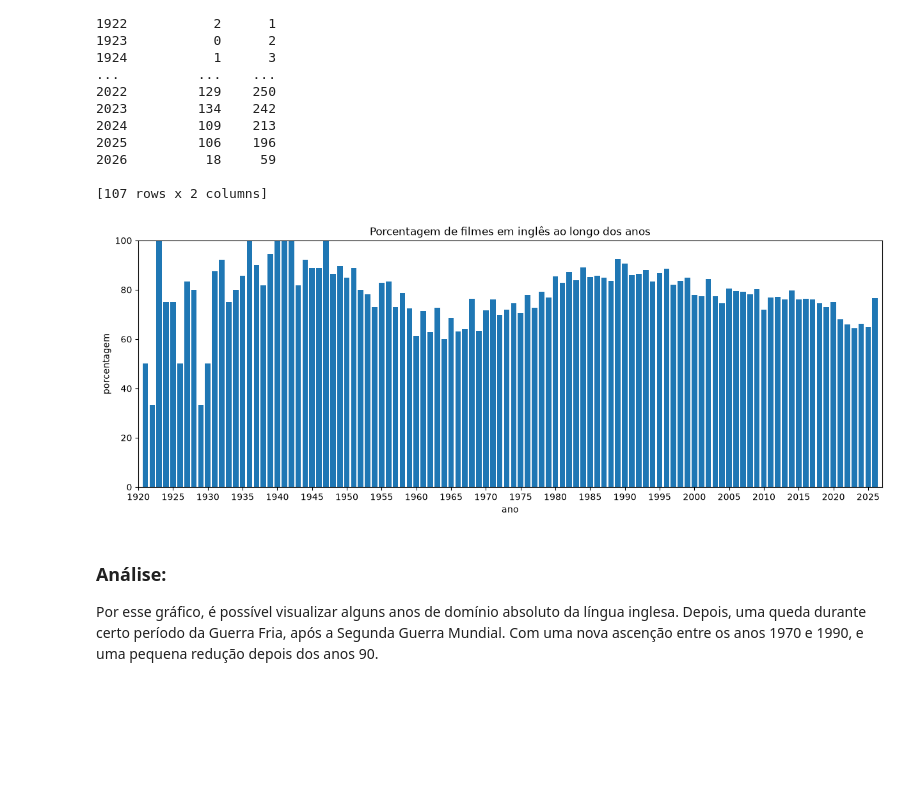
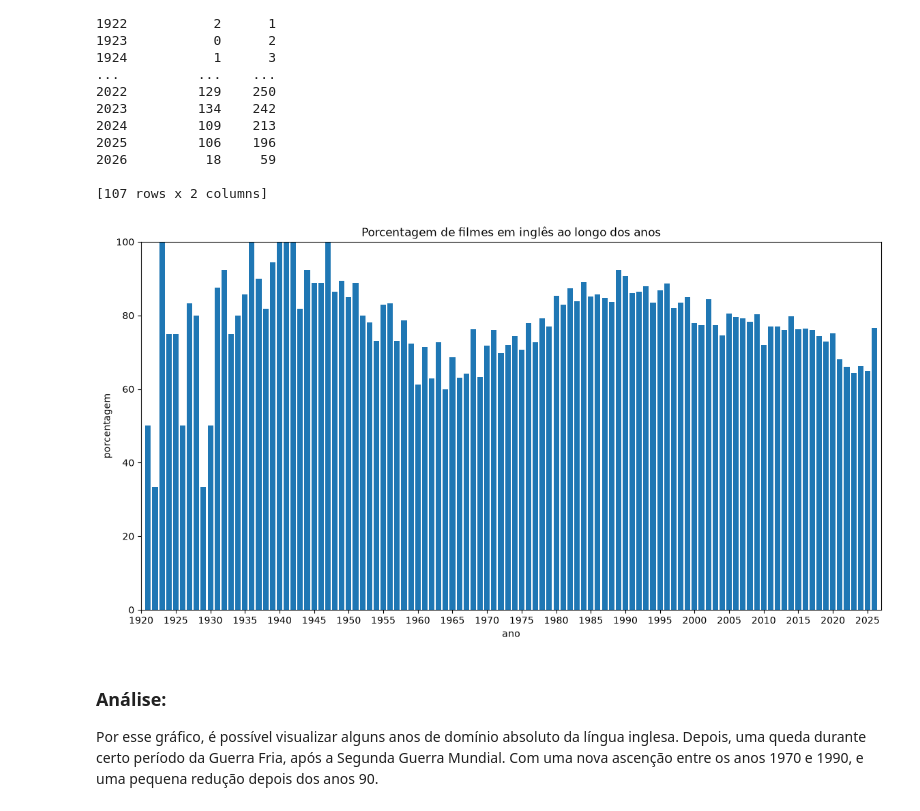
Before and after one commit to KawanePedro/icd-projeto, a Jupyter notebook: notebooks/dominiofilmesingles.ipynb, the cells around one changed output. Saved outputs shown, nothing was run; the diff lists cells and outputs as text; code cells hidden in the pictures; blank space fills up the shorter version.

```diff
--- a/notebooks/dominiofilmesingles.ipynb
+++ b/notebooks/dominiofilmesingles.ipynb
@@ -126,23 +126,23 @@ startYear
 
 [107 rows x 2 columns]
 # %%
-plt.figure(figsize=(15,5))
+plt.figure(figsize=(14,7))
 
 plt.bar(contagem["percentual_inglês"].index, contagem["percentual_inglês"].values)
 
 plt.xlim(1920, 2027)
 plt.ylim(0, 100)
 
 plt.xticks(numpy.arange(1920, 2027, 5))
 
 plt.xlabel("ano")
 plt.ylabel("porcentagem")
 
 plt.title("Porcentagem de filmes em inglês ao longo dos anos")
 
 plt.show()
 # %% [output]
-[figure, old version]
+[figure, new version]
 # %% [markdown]
 ### Análise:
 
```
Also changed, not shown: parts of 3 cells of this notebook.
